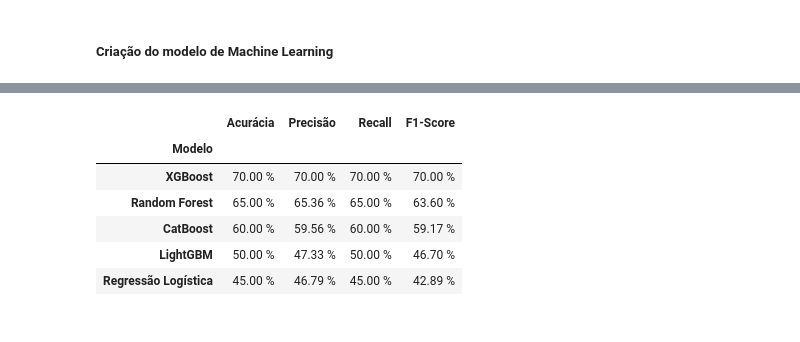
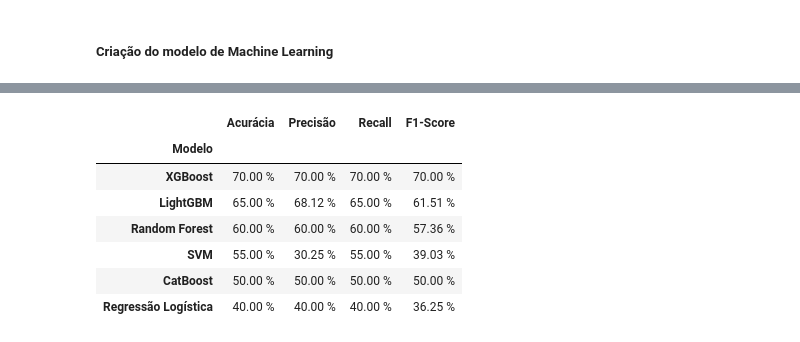
Before and after one commit to RicardViana/fiap-Machine-Learning-and-Time-Series, a Jupyter notebook: tech_challenge_fase_2.ipynb, the cells around one changed output, grey strips where cells are left out. Cells and saved outputs as stored; diff of their text form; code cells hidden in the pictures.

Commit message:
Atualizando notebook com novos modelos

```diff
--- a/tech_challenge_fase_2.ipynb
+++ b/tech_challenge_fase_2.ipynb
@@ -313,7 +322,7 @@ dados.tail()
 # %%
 # Criar as variações percentuais (lags) --> Comparar percentualmente o dia de hoje com n dias anteriores
 
-qtd_lags = 18
+qtd_lags = 10
 
 for i in range (1, qtd_lags+1):
     dados[f"lag_{i}"] = dados["ultimo"].pct_change(i)
@@ -526,4 +518,10 @@ modelo_cat.fit(x_train_scaled, y_train)
 previsao_cat = modelo_cat.predict(x_test_scaled)
+# %%
+# Treinar o modelo e gerar a previsao - SVM
+
+modelo_svm = SVC(kernel='rbf', C=1.0, probability=True, random_state=42)
+modelo_svm.fit(x_train_scaled, y_train)
+previsao_svm = modelo_svm.predict(x_test_scaled)
 # %%
 # Gerar tabela com o score
 
@@ -533,36 +531,38 @@ resultados = [
     ("Random Forest", y_test, previsao_rf),
     ("XGBoost", y_test, previsao_xgb),
     ("LightGBM", y_test, previsao_lgbm),
-    ("CatBoost", y_test, previsao_cat)
+    ("CatBoost", y_test, previsao_cat),
+    ("SVM", y_test, previsao_svm)
 ]
 
 # Criar um data frame com os resultados
 performance = pd.DataFrame(
     columns=["Modelo", "Acurácia", "Precisão", "Recall", "F1-Score"]
 )
 
 for nome_modelo, y_verdadeiro, y_previsto in resultados:
 
     report = classification_report(y_verdadeiro, y_previsto, output_dict=True, zero_division=0)
 
     performance.loc[performance.shape[0]] = {
         "Modelo": nome_modelo,
         "Acurácia": report["accuracy"],
         "Precisão": report["weighted avg"]["precision"],
         "Recall": report["weighted avg"]["recall"],
         "F1-Score": report["weighted avg"]["f1-score"],
     }
 
 performance.set_index("Modelo", inplace=True)
 performance = performance.map(lambda x: f"{(100 * x):.2f} %")
 performance.sort_values(by="Acurácia", ascending=False, inplace=True)
 
 display(performance)
 # %% [output]
 |  | Acurácia | Precisão | Recall | F1-Score |
 | Modelo |  |  |  |  |
 | XGBoost | 70.00 % | 70.00 % | 70.00 % | 70.00 % |
-| Random Forest | 65.00 % | 65.36 % | 65.00 % | 63.60 % |
-| CatBoost | 60.00 % | 59.56 % | 60.00 % | 59.17 % |
-| LightGBM | 50.00 % | 47.33 % | 50.00 % | 46.70 % |
-| Regressão Logística | 45.00 % | 46.79 % | 45.00 % | 42.89 % |
+| LightGBM | 65.00 % | 68.12 % | 65.00 % | 61.51 % |
+| Random Forest | 60.00 % | 60.00 % | 60.00 % | 57.36 % |
+| SVM | 55.00 % | 30.25 % | 55.00 % | 39.03 % |
+| CatBoost | 50.00 % | 50.00 % | 50.00 % | 50.00 % |
+| Regressão Logística | 40.00 % | 40.00 % | 40.00 % | 36.25 % |
```
Also changed, not shown: parts of 11 cells of this notebook.
